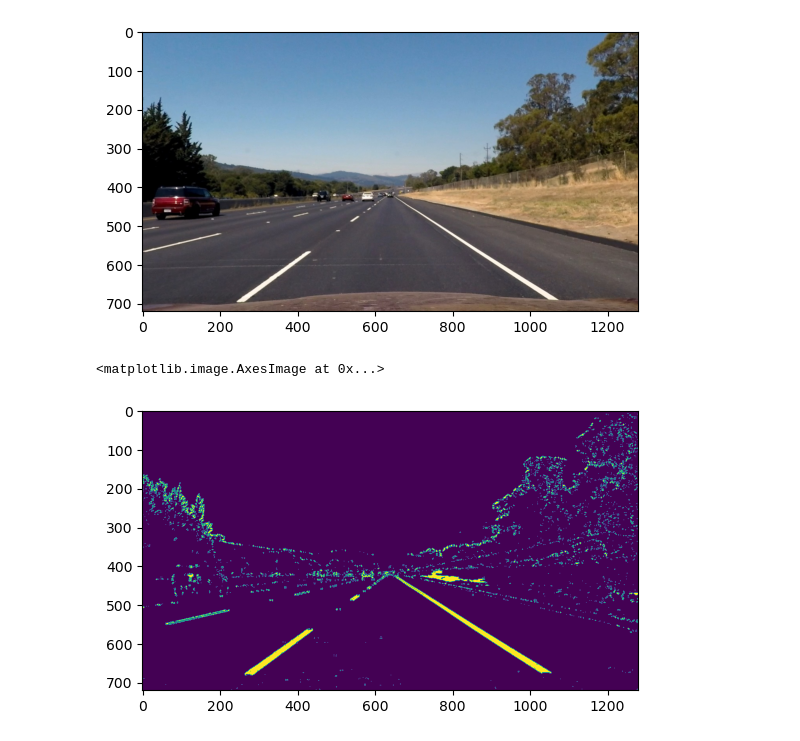
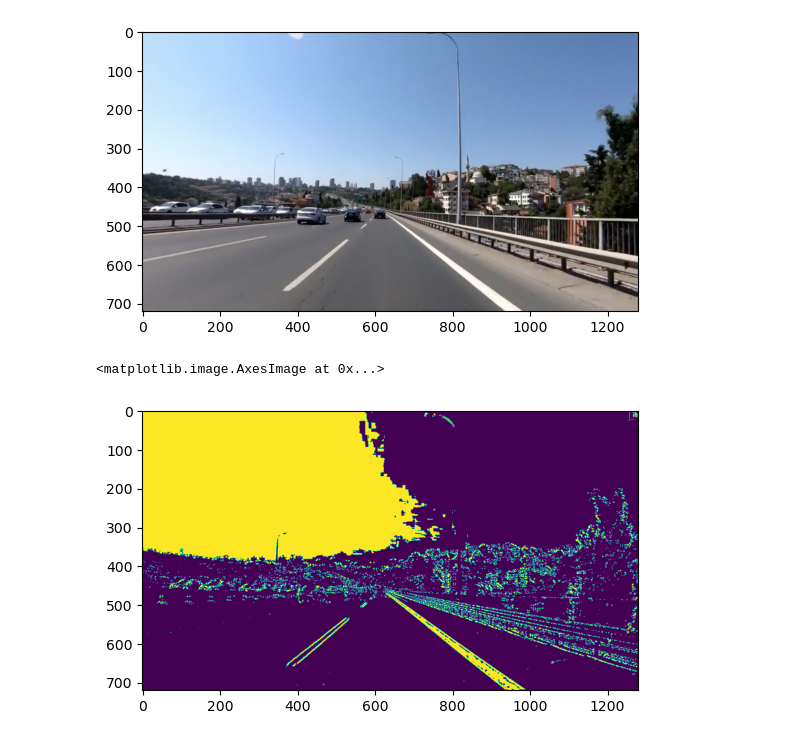
Before and after one commit to katyagikalo/lane_detection, a Jupyter notebook: baseline.ipynb, the cells around one changed output. Saved outputs shown, nothing was run; the diff lists cells and outputs as text; code cells hidden in the pictures.

```diff
--- a/baseline.ipynb
+++ b/baseline.ipynb
@@ -146,9 +146,9 @@ plt.savefig('saved_figures/combined_filters.png')
 # %%
-image = mpimg.imread('./test_images_UNUSED/straight_lines2.jpg')
+image = mpimg.imread('./test_resized/istanbul.jpg')
 image = distort_correct(image,mtx,dist,camera_img_size)
 plt.imshow(image);
 # %% [output]
-[figure, old version]
+[figure, new version]
 # %%
 ## create source point suggestion for ROI
 def create_roi_suggestions(image):
@@ -277,14 +302,14 @@ def create_histogram(birds_eye_result):
     return histogram
 # %%
 ## written by Felix/Patrick
-img = cv.imread('./test_images_UNUSED/straight_lines2.jpg')
+img = cv.imread('./test_resized/istanbul.jpg')
 img = binary_pipeline(img)
 #image = mpimg.imread('./test_images_UNUSED/straight_lines1.jpg')
 #image = distort_correct(image,mtx,dist,camera_img_size)
 plt.imshow(img)
 # %% [output]
 <matplotlib.image.AxesImage at 0x...>
-[figure, old version]
+[figure, new version]
 # %%
 ## written by Felix/Patrick
 # gets the spikes of the histogram
```
Also changed, not shown: parts of 41 cells of this notebook.
